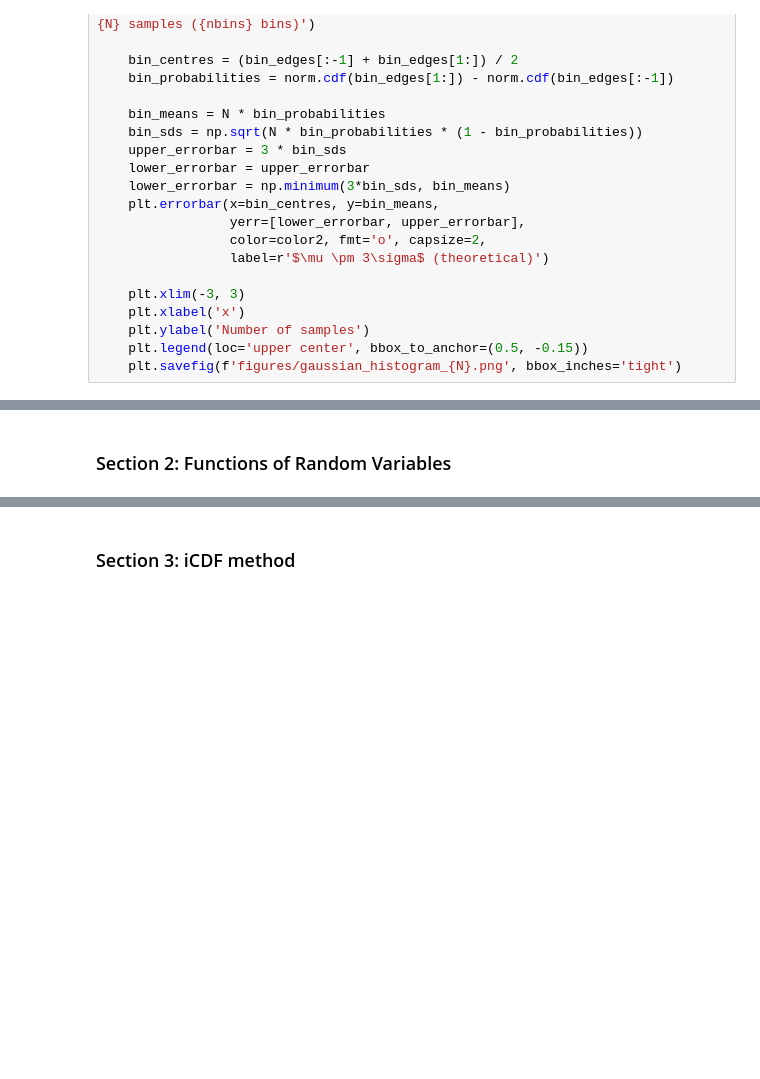
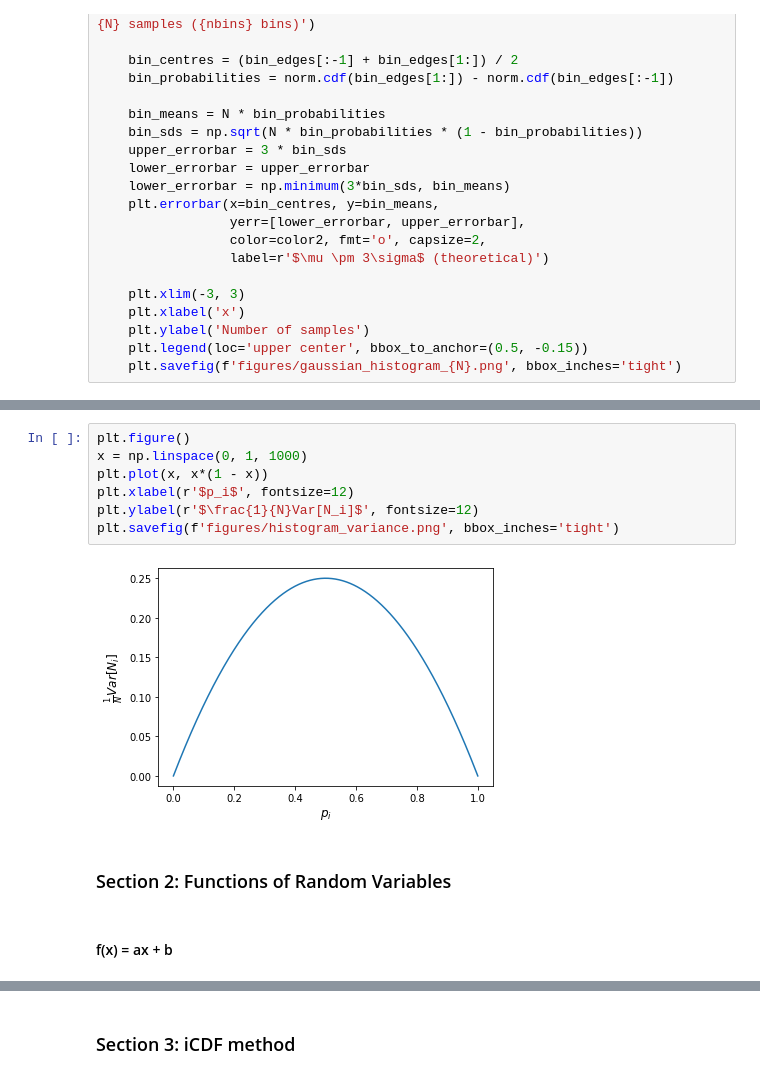
Before and after one commit to theo-brown/3f3-lab, a Jupyter notebook: Jupyter Notebook.ipynb, the cells around one changed output, grey strips where cells are left out. Saved outputs shown, nothing was run; the diff lists cells and outputs as text; blank space fills up the shorter version.

```diff
--- a/Jupyter Notebook.ipynb
+++ b/Jupyter Notebook.ipynb
@@ -188,5 +184,16 @@ plot_gaussian_histogram_mean_sd(10000)
+# %%
+plt.figure()
+x = np.linspace(0, 1, 1000)
+plt.plot(x, x*(1 - x))
+plt.xlabel(r'$p_i$', fontsize=12)
+plt.ylabel(r'$\frac{1}{N}Var[N_i]$', fontsize=12)
+plt.savefig(f'figures/histogram_variance.png', bbox_inches='tight')
+# %% [output]
+[figure, added]
 # %% [markdown]
 ### Section 2: Functions of Random Variables
+# %% [markdown]
+#### f(x) = ax + b
 # %%
 fig, ax1 = plt.subplots()
 
```
Also changed, not shown: parts of 20 cells of this notebook, 27 other files.
